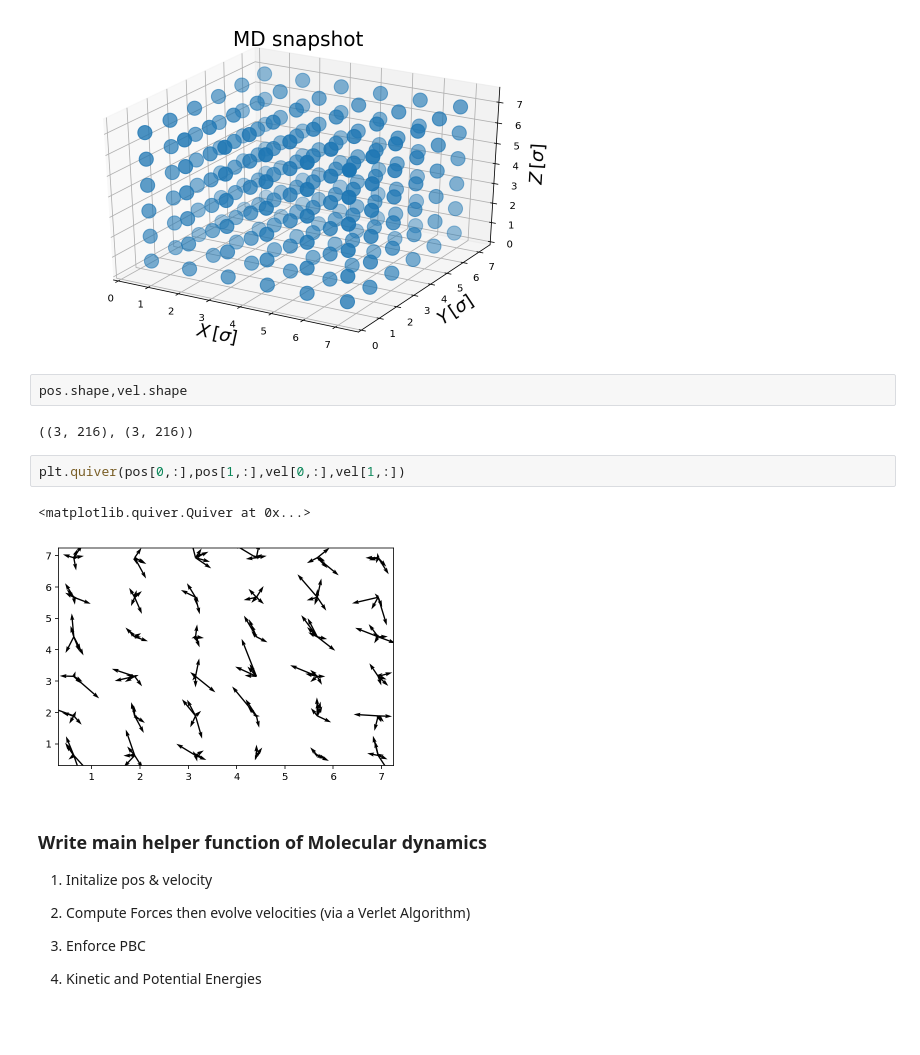
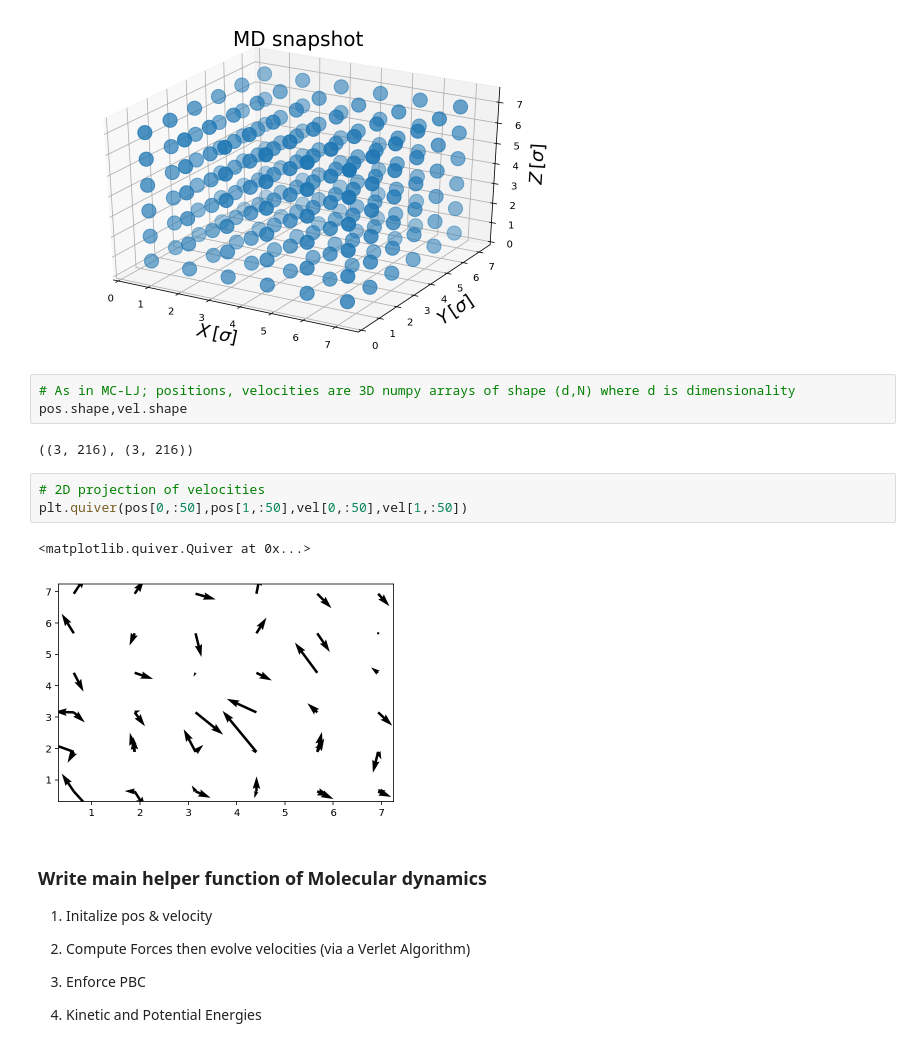
Before and after one commit to carlosal1015/Chem563, a Jupyter notebook: Chem563_MD_LJ3D.ipynb, the cells around one changed output. Drawn from its saved outputs; the diff is of its cells as text.

```diff
--- a/Chem563_MD_LJ3D.ipynb
+++ b/Chem563_MD_LJ3D.ipynb
@@ -97,15 +97,17 @@ initialize_pos_vel(N, L, pos,vel)
 viz_p(pos,L)
 # %% [output]
 [figure]
-# %%
-pos.shape,vel.shape
-# %% [output]
-((3, 216), (3, 216))
+# %%
+# As in MC-LJ; positions, velocities are 3D numpy arrays of shape (d,N) where d is dimensionality
+pos.shape,vel.shape
+# %% [output]
+((3, 216), (3, 216))
 # %%
-plt.quiver(pos[0,:],pos[1,:],vel[0,:],vel[1,:])
+# 2D projection of velocities
+plt.quiver(pos[0,:50],pos[1,:50],vel[0,:50],vel[1,:50])
 # %% [output]
 <matplotlib.quiver.Quiver at 0x...>
-[figure, old version]
+[figure, new version]
 # %% [markdown]
 ### Write main helper function of Molecular dynamics
 
```
Also changed, not shown: parts of 1 cell of this notebook.
